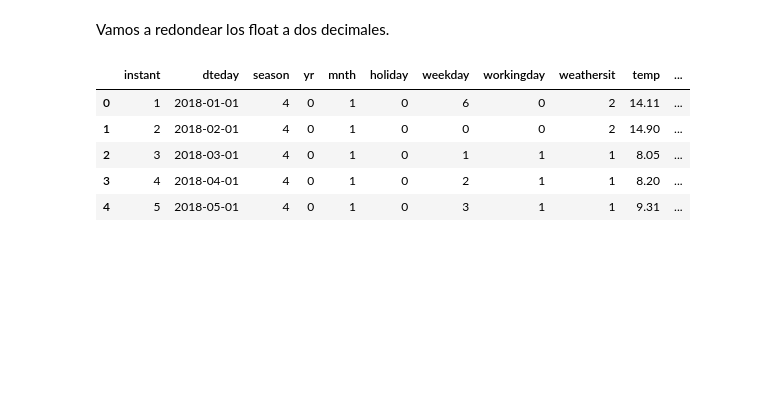
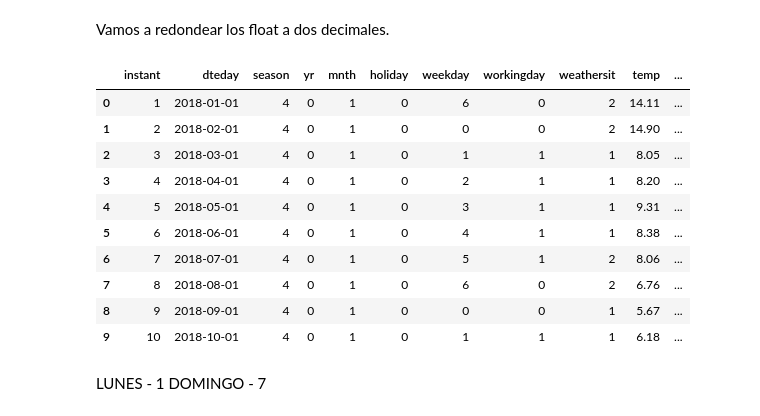
Before and after one commit to Adalab/Adalab-project-da-promo-B-module-3-team-2, a Jupyter notebook: Limpieza.ipynb, the cells around one changed output. Saved outputs shown, nothing was run; the diff lists cells and outputs as text; code cells hidden in the pictures; blank space fills up the shorter version.

```diff
--- a/Limpieza.ipynb
+++ b/Limpieza.ipynb
@@ -203,13 +206,21 @@ Vamos a redondear los float a dos decimales.
 # %%
 df = df.round(2)
 # %%
-df.head()
+df.head(10)
 # %% [output]
 |  | instant | dteday | season | yr | mnth | holiday | weekday | workingday | weathersit | temp | ... |
 | 0 | 1 | 2018-01-01 | 4 | 0 | 1 | 0 | 6 | 0 | 2 | 14.11 | ... |
 | 1 | 2 | 2018-02-01 | 4 | 0 | 1 | 0 | 0 | 0 | 2 | 14.90 | ... |
 | 2 | 3 | 2018-03-01 | 4 | 0 | 1 | 0 | 1 | 1 | 1 | 8.05 | ... |
 | 3 | 4 | 2018-04-01 | 4 | 0 | 1 | 0 | 2 | 1 | 1 | 8.20 | ... |
 | 4 | 5 | 2018-05-01 | 4 | 0 | 1 | 0 | 3 | 1 | 1 | 9.31 | ... |
+| 5 | 6 | 2018-06-01 | 4 | 0 | 1 | 0 | 4 | 1 | 1 | 8.38 | ... |
+| 6 | 7 | 2018-07-01 | 4 | 0 | 1 | 0 | 5 | 1 | 2 | 8.06 | ... |
+| 7 | 8 | 2018-08-01 | 4 | 0 | 1 | 0 | 6 | 0 | 2 | 6.76 | ... |
+| 8 | 9 | 2018-09-01 | 4 | 0 | 1 | 0 | 0 | 0 | 1 | 5.67 | ... |
+| 9 | 10 | 2018-10-01 | 4 | 0 | 1 | 0 | 1 | 1 | 1 | 6.18 | ... |
 # %%
 df.to_pickle("./datos/limpieza.pkl")
+# %% [markdown]
+LUNES - 1
+DOMINGO - 7
```
Also changed, not shown: parts of 9 cells of this notebook.
